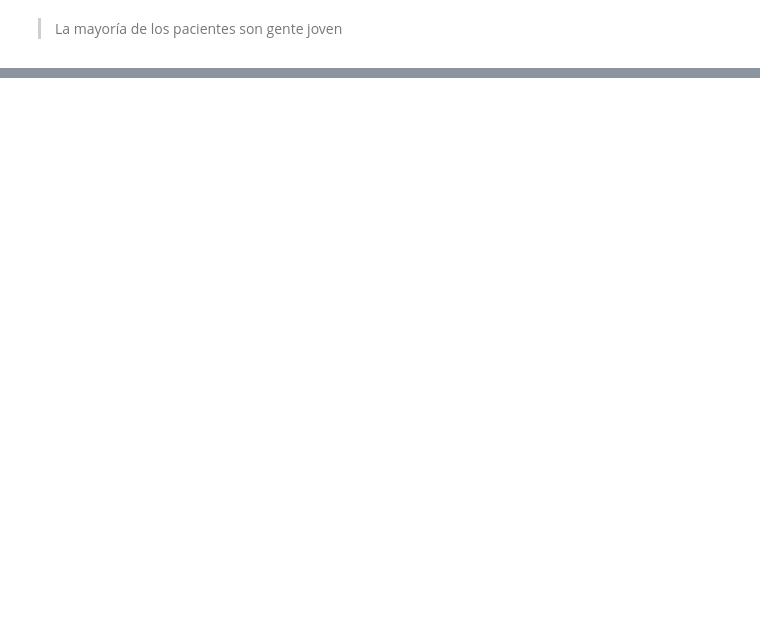
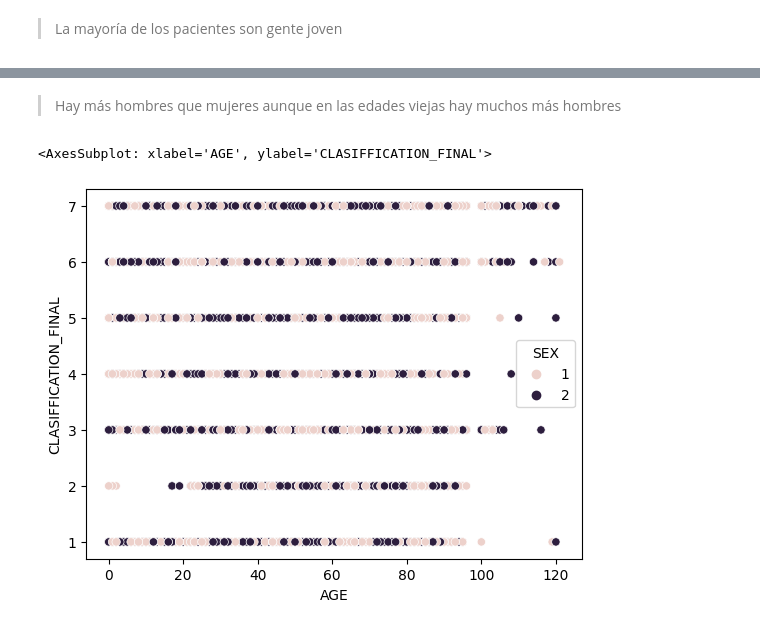
Before and after one commit to Ssutssimer/miniproject_data-science, a Jupyter notebook: miniproject-data-science.ipynb, the cells around one changed output, grey strips where cells are left out. Cells and saved outputs as stored; diff of their text form; code cells hidden in the pictures; blank space fills up the shorter version.

```diff
--- a/miniproject-data-science.ipynb
+++ b/miniproject-data-science.ipynb
@@ -73,0 +101,7 @@ sns.countplot(x='AGE', data=df)
+# %% [markdown]
+> Hay más hombres que mujeres aunque en las edades viejas hay muchos más hombres
+# %%
+sns.scatterplot(x='AGE', y='CLASIFFICATION_FINAL', hue='SEX', data=df)
+# %% [output]
+<AxesSubplot: xlabel='AGE', ylabel='CLASIFFICATION_FINAL'>
+[figure, added]
```
Also changed, not shown: parts of 23 cells of this notebook.
